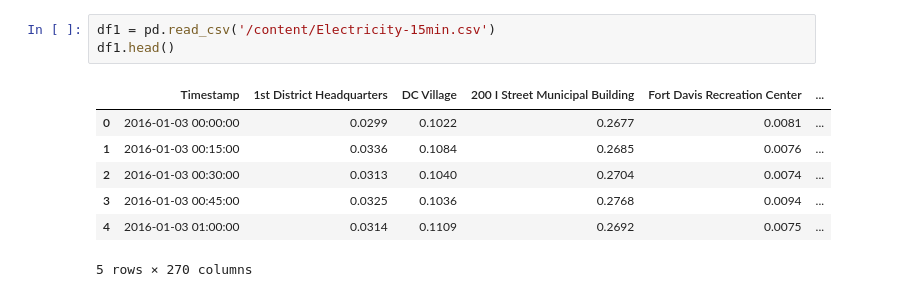
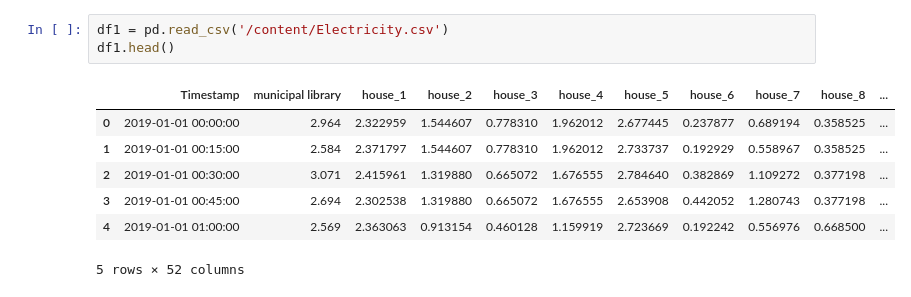
Before and after one commit to hiranshree/AIML, a Jupyter notebook: preprocessing_code.ipynb, the cells around one changed output. Saved outputs shown, nothing was run; the diff lists cells and outputs as text.

```diff
--- a/preprocessing_code.ipynb
+++ b/preprocessing_code.ipynb
@@ -126,11 +153,11 @@ Processing complete. Qualified buildings saved.
 # %%
-df1 = pd.read_csv('/content/Electricity-15min.csv')
+df1 = pd.read_csv('/content/Electricity.csv')
 df1.head()
 # %% [output]
-|  | Timestamp | 1st District Headquarters | DC Village | 200 I Street Municipal Building | Fort Davis Recreation Center | ... |
-| 0 | 2016-01-03 00:00:00 | 0.0299 | 0.1022 | 0.2677 | 0.0081 | ... |
-| 1 | 2016-01-03 00:15:00 | 0.0336 | 0.1084 | 0.2685 | 0.0076 | ... |
-| 2 | 2016-01-03 00:30:00 | 0.0313 | 0.1040 | 0.2704 | 0.0074 | ... |
-| 3 | 2016-01-03 00:45:00 | 0.0325 | 0.1036 | 0.2768 | 0.0094 | ... |
-| 4 | 2016-01-03 01:00:00 | 0.0314 | 0.1109 | 0.2692 | 0.0075 | ... |
+|  | Timestamp | municipal library | house_1 | house_2 | house_3 | house_4 | house_5 | house_6 | house_7 | house_8 | ... |
+| 0 | 2019-01-01 00:00:00 | 2.964 | 2.322959 | 1.544607 | 0.778310 | 1.962012 | 2.677445 | 0.237877 | 0.689194 | 0.358525 | ... |
+| 1 | 2019-01-01 00:15:00 | 2.584 | 2.371797 | 1.544607 | 0.778310 | 1.962012 | 2.733737 | 0.192929 | 0.558967 | 0.358525 | ... |
+| 2 | 2019-01-01 00:30:00 | 3.071 | 2.415961 | 1.319880 | 0.665072 | 1.676555 | 2.784640 | 0.382869 | 1.109272 | 0.377198 | ... |
+| 3 | 2019-01-01 00:45:00 | 2.694 | 2.302538 | 1.319880 | 0.665072 | 1.676555 | 2.653908 | 0.442052 | 1.280743 | 0.377198 | ... |
+| 4 | 2019-01-01 01:00:00 | 2.569 | 2.363063 | 0.913154 | 0.460128 | 1.159919 | 2.723669 | 0.192242 | 0.556976 | 0.668500 | ... |
-5 rows × 270 columns
+5 rows × 52 columns
```
Also changed, not shown: parts of 6 cells of this notebook.
